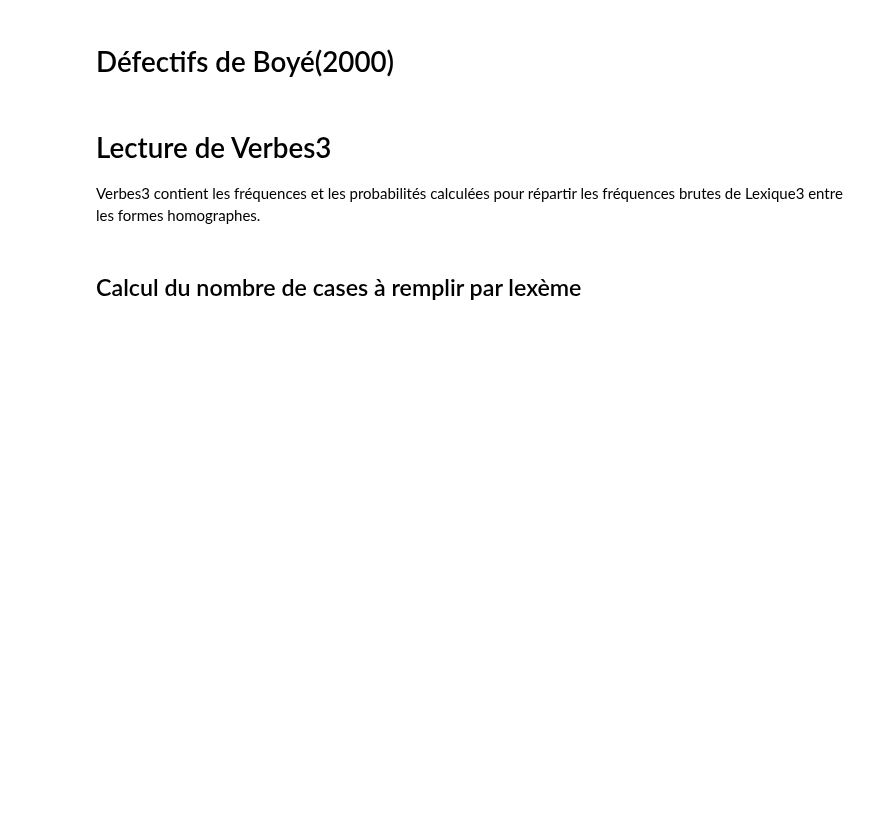
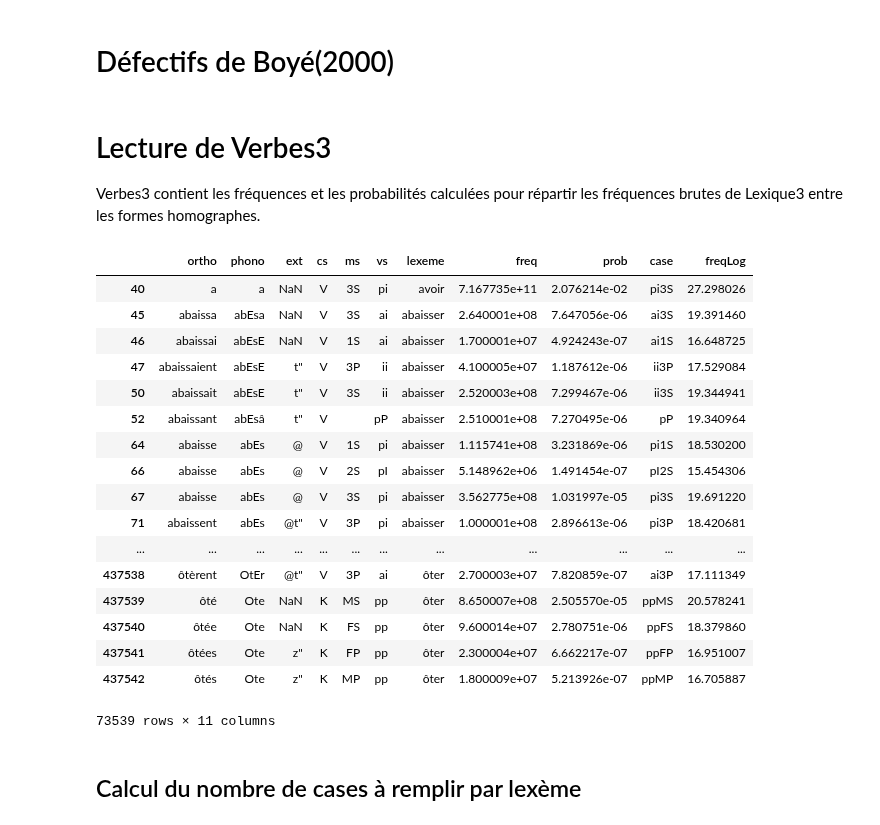
Before and after one commit to gboye/SWIM, a Jupyter notebook: SampleManagement/Lexique3-DistributionCoformes.ipynb, the cells around one changed output. Drawn from its saved outputs; the diff is of its cells as text; code cells hidden in the pictures; blank space fills up the shorter version.

```diff
--- a/SampleManagement/Lexique3-DistributionCoformes.ipynb
+++ b/SampleManagement/Lexique3-DistributionCoformes.ipynb
@@ -111,6 +111,28 @@ boyeDefectifs=[u"abstraire", u"accroire", u"adirer", u"advenir", u"apparoir", u"
 Verbes3 contient les fréquences et les probabilités calculées pour répartir les fréquences brutes de Lexique3 entre les formes homographes.
 # %%
 lexique=pd.read_pickle("/Users/gilles/ownCloud/Recherche/Boye/HDR/Data/Samples/"+lexiquePrefix+'-Verbes3.pkl')
+# %%
+lexique1000=lexique[lexique["freq"]>10000]
+lexique1000
+# %% [output]
+|  | ortho | phono | ext | cs | ms | vs | lexeme | freq | prob | case | freqLog |
+| 40 | a | a | NaN | V | 3S | pi | avoir | 7.167735e+11 | 2.076214e-02 | pi3S | 27.298026 |
+| 45 | abaissa | abEsa | NaN | V | 3S | ai | abaisser | 2.640001e+08 | 7.647056e-06 | ai3S | 19.391460 |
+| 46 | abaissai | abEsE | NaN | V | 1S | ai | abaisser | 1.700001e+07 | 4.924243e-07 | ai1S | 16.648725 |
+| 47 | abaissaient | abEsE | t" | V | 3P | ii | abaisser | 4.100005e+07 | 1.187612e-06 | ii3P | 17.529084 |
+| 50 | abaissait | abEsE | t" | V | 3S | ii | abaisser | 2.520003e+08 | 7.299467e-06 | ii3S | 19.344941 |
+| 52 | abaissant | abEsâ | t" | V |  | pP | abaisser | 2.510001e+08 | 7.270495e-06 | pP | 19.340964 |
+| 64 | abaisse | abEs | @ | V | 1S | pi | abaisser | 1.115741e+08 | 3.231869e-06 | pi1S | 18.530200 |
+| 66 | abaisse | abEs | @ | V | 2S | pI | abaisser | 5.148962e+06 | 1.491454e-07 | pI2S | 15.454306 |
+| 67 | abaisse | abEs | @ | V | 3S | pi | abaisser | 3.562775e+08 | 1.031997e-05 | pi3S | 19.691220 |
+| 71 | abaissent | abEs | @t" | V | 3P | pi | abaisser | 1.000001e+08 | 2.896613e-06 | pi3P | 18.420681 |
+| ... | ... | ... | ... | ... | ... | ... | ... | ... | ... | ... | ... |
+| 437538 | ôtèrent | OtEr | @t" | V | 3P | ai | ôter | 2.700003e+07 | 7.820859e-07 | ai3P | 17.111349 |
+| 437539 | ôté | Ote | NaN | K | MS | pp | ôter | 8.650007e+08 | 2.505570e-05 | ppMS | 20.578241 |
+| 437540 | ôtée | Ote | NaN | K | FS | pp | ôter | 9.600014e+07 | 2.780751e-06 | ppFS | 18.379860 |
+| 437541 | ôtées | Ote | z" | K | FP | pp | ôter | 2.300004e+07 | 6.662217e-07 | ppFP | 16.951007 |
+| 437542 | ôtés | Ote | z" | K | MP | pp | ôter | 1.800009e+07 | 5.213926e-07 | ppMP | 16.705887 |
+73539 rows × 11 columns
 # %% [markdown]
 ## Calcul du nombre de cases à remplir par lexème
 # %%
```
Also changed, not shown: parts of 3 cells of this notebook, 6 other files.
